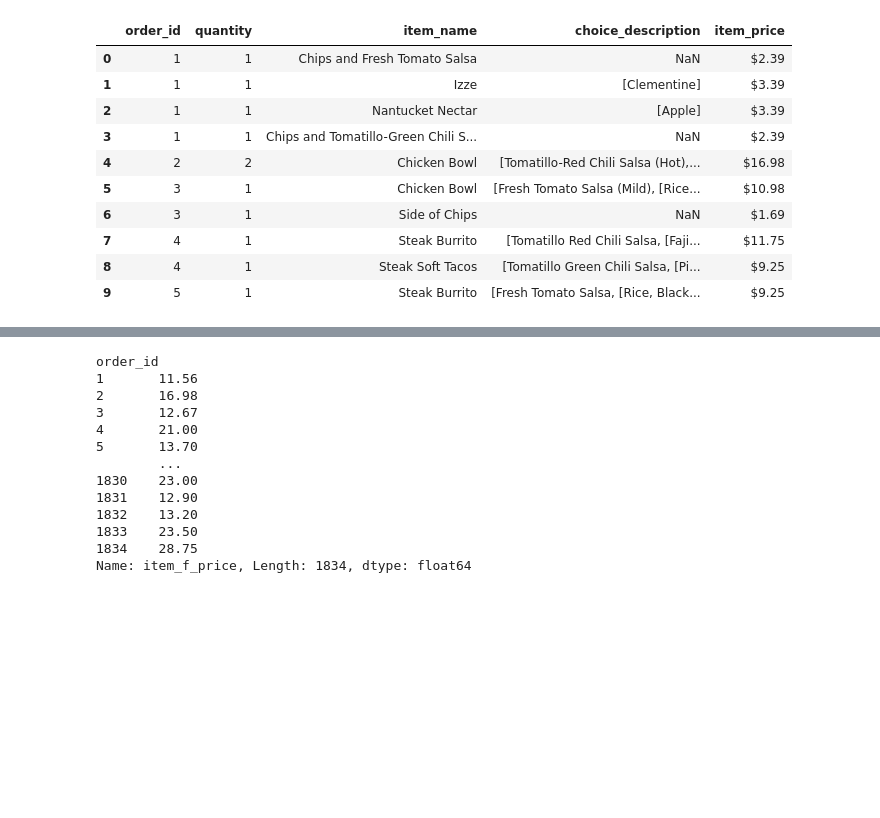
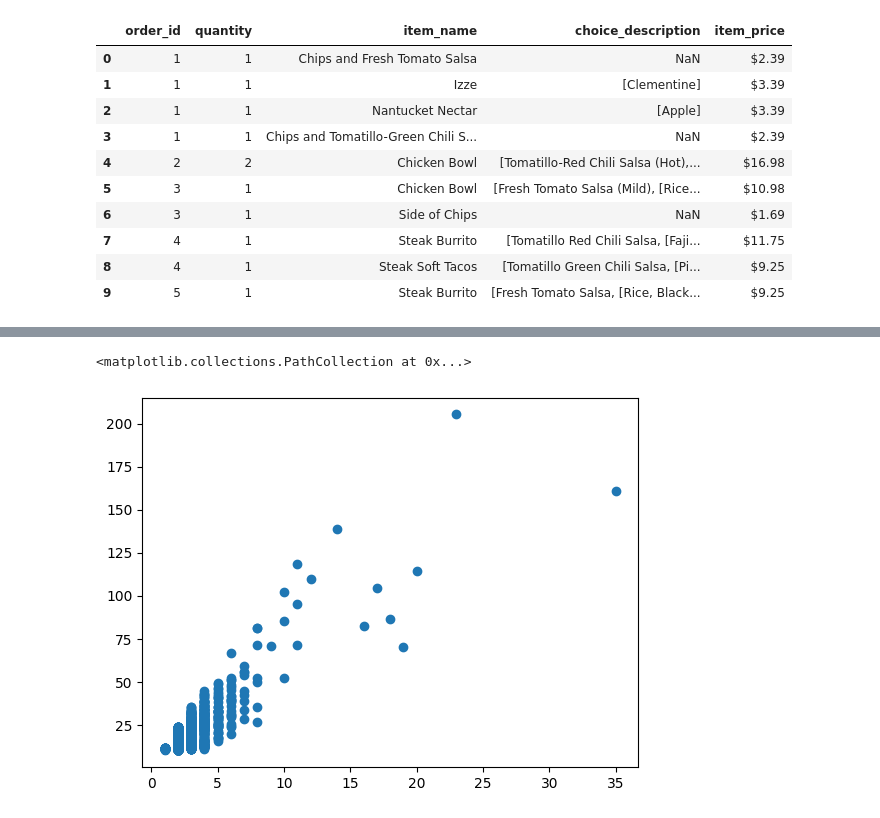
Before and after one commit to YoungriKIM/Engineer_Big_Data_Analysis, a Jupyter notebook: pandas_exercises/07_01_Chipotle.ipynb, the cells around one changed output, grey strips where cells are left out. Saved outputs shown, nothing was run; the diff lists cells and outputs as text; code cells hidden in the pictures; blank space fills up the shorter version.

```diff
--- a/pandas_exercises/07_01_Chipotle.ipynb
+++ b/pandas_exercises/07_01_Chipotle.ipynb
@@ -85,29 +85,14 @@ plt.show()
 # %%
 # 산점도 그리기
 # order_id 기준으로 그룹핑하고 quantity와 order_price 의 관계 그리기
 
 # order_price 열을 숫자로 바꾸기
 chipo['item_f_price'] = chipo.item_price.apply(lambda x: float(x[1:]))
 # 그룹핑
 chipo_scatter_df = chipo.groupby('order_id').sum()
 
-
-### 진행중~~
-
-
 # plot 만들기
-# plt.scatter(x=chipo_scatter_df.)
+plt.scatter(x=chipo_scatter_df.quantity, y=chipo_scatter_df.item_f_price)
 # %% [output]
-order_id
-1       11.56
-2       16.98
-3       12.67
-4       21.00
-5       13.70
-        ...
-1830    23.00
-1831    12.90
-1832    13.20
-1833    23.50
-1834    28.75
-Name: item_f_price, Length: 1834, dtype: float64
+<matplotlib.collections.PathCollection at 0x...>
+[figure, added]
```
Also changed, not shown: parts of 1 cell of this notebook.
